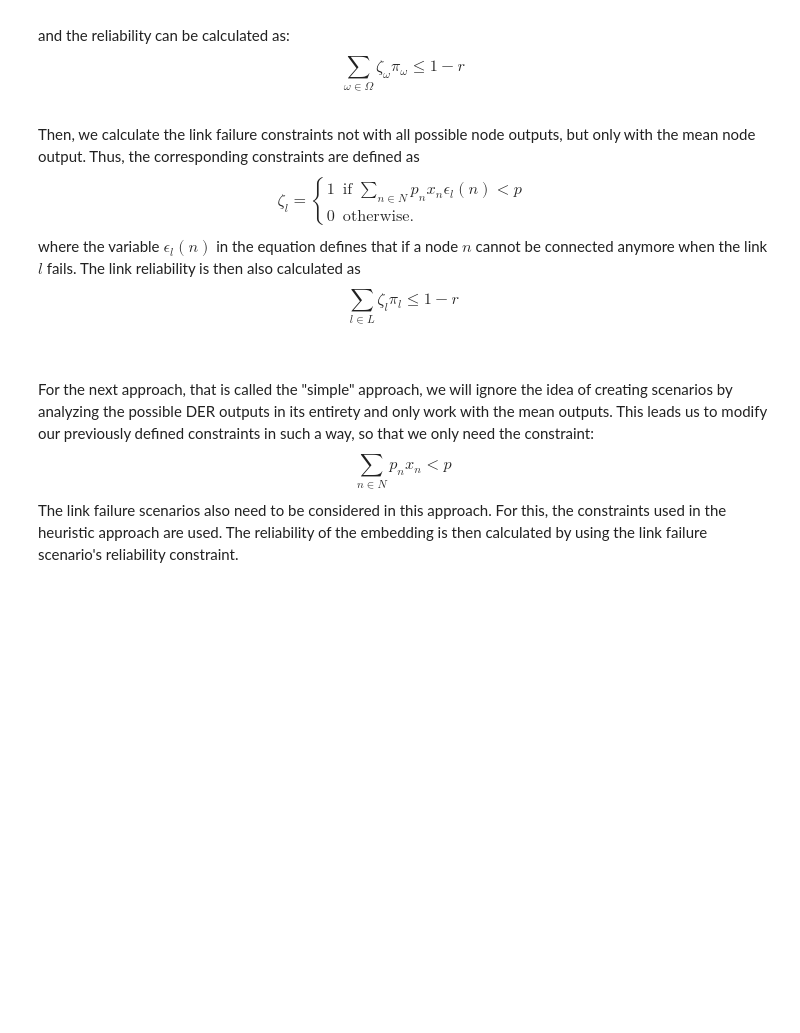
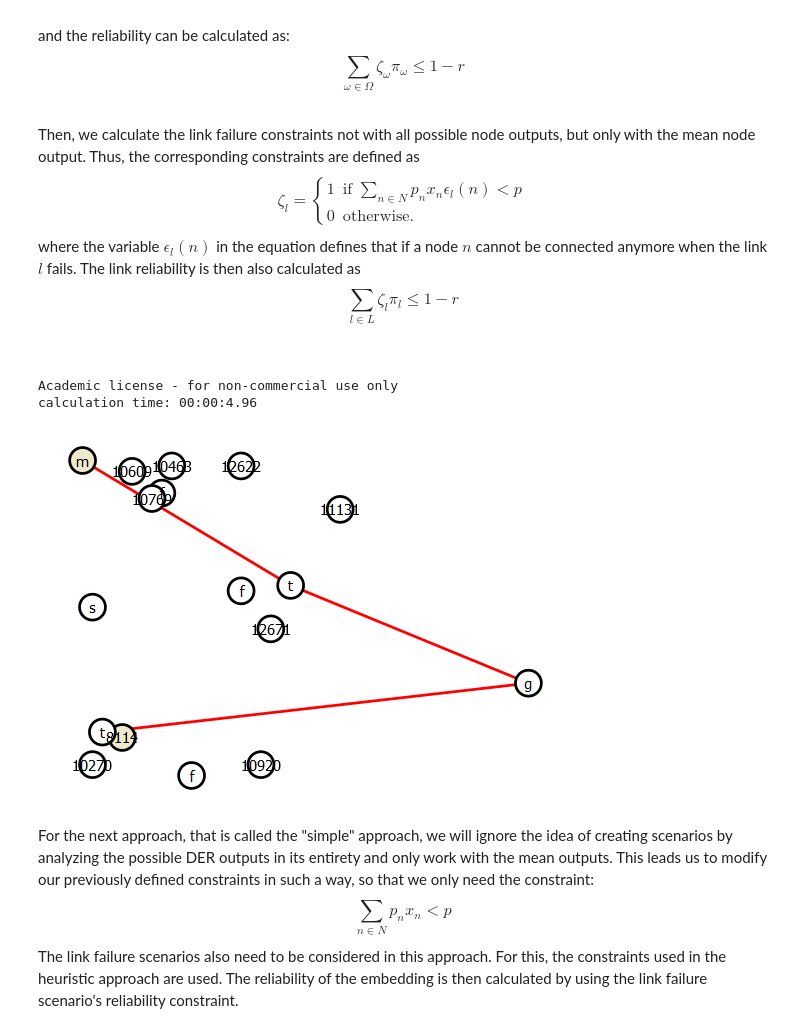
Before and after one commit to isabella-grieser/VNR-optimization-for-VPP, a Jupyter notebook: projectseminar.ipynb, the cells around one changed output. Cells and saved outputs as stored; diff of their text form; code cells hidden in the pictures; blank space fills up the shorter version.

```diff
--- a/projectseminar.ipynb
+++ b/projectseminar.ipynb
@@ -390,8 +415,9 @@ unit_price = .3
 
 #model size parameters
 clusters = 3
-nodes_per_cluster = 3
+nodes_per_cluster = 2
 
 used_model = generate_network(clusters, nodes_per_cluster)
+used_time = 10
 
-dynamic_model_analysis(.95, model = used_model, times = 10, type = "exact", lambda = unit_price, update = true)
+dynamic_model_analysis(.95, model = used_model, times = used_time, type = "exact", lambda = unit_price, update = true)
@@ -433,7 +462,11 @@ $$ \sum_{l \in L}\zeta_l\pi_l \leq 1-r$$<br>
 # %%
 #now use the constraints in our realistic example
 
-dynamic_model_analysis(.95, model = used_model, times = 10, type = "heuristic", lambda = unit_price)
+dynamic_model_analysis(.95, model = used_model, times = used_time, type = "heuristic", lambda = unit_price)
+# %% [output]
+Academic license - for non-commercial use only
+calculation time: 00:00:4.96
+[figure, added]
 # %% [markdown]
 For the next approach, that is called the "simple" approach, we will ignore the idea of creating scenarios by analyzing the possible DER outputs in its entirety and only work with the mean outputs. This leads us to modify our previously defined constraints in such a way, so that we only need the constraint:
 $$\sum_{n \in N}p_{n}x_n< p$$
```
Also changed, not shown: parts of 20 cells of this notebook, 45 other files.
